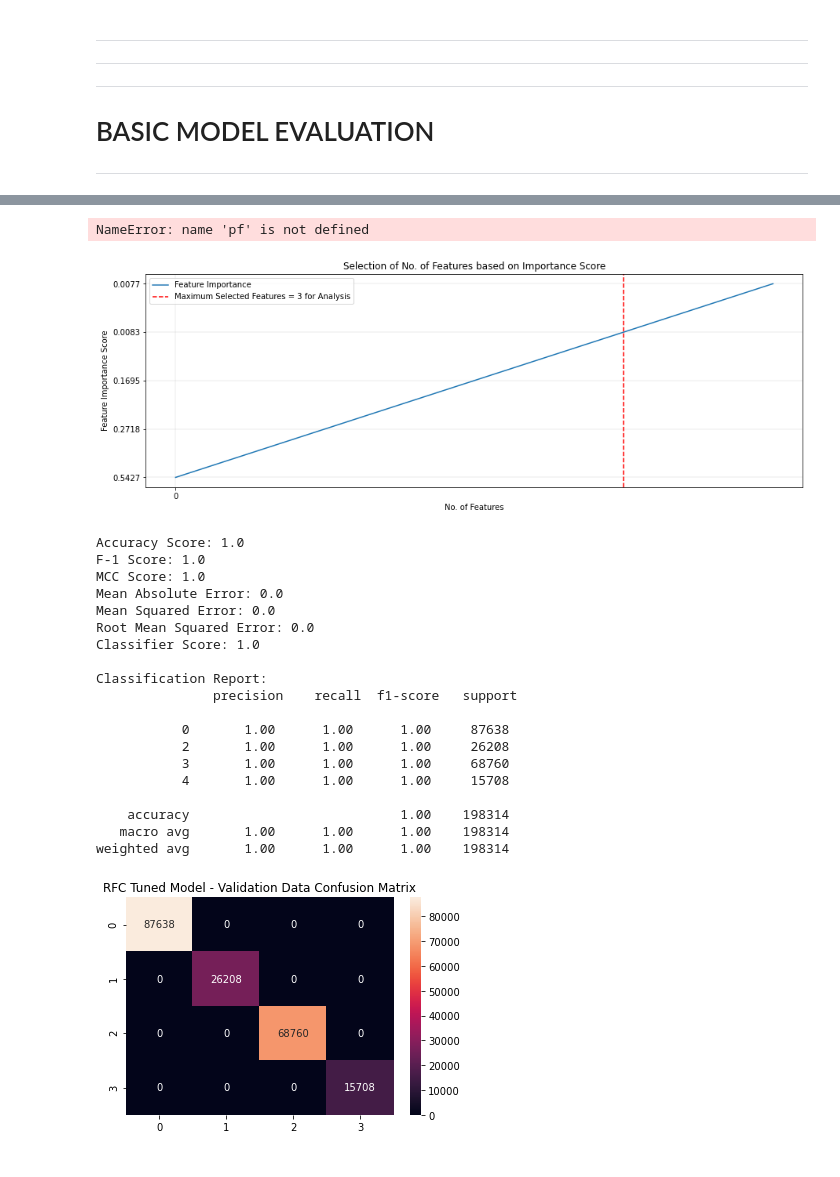
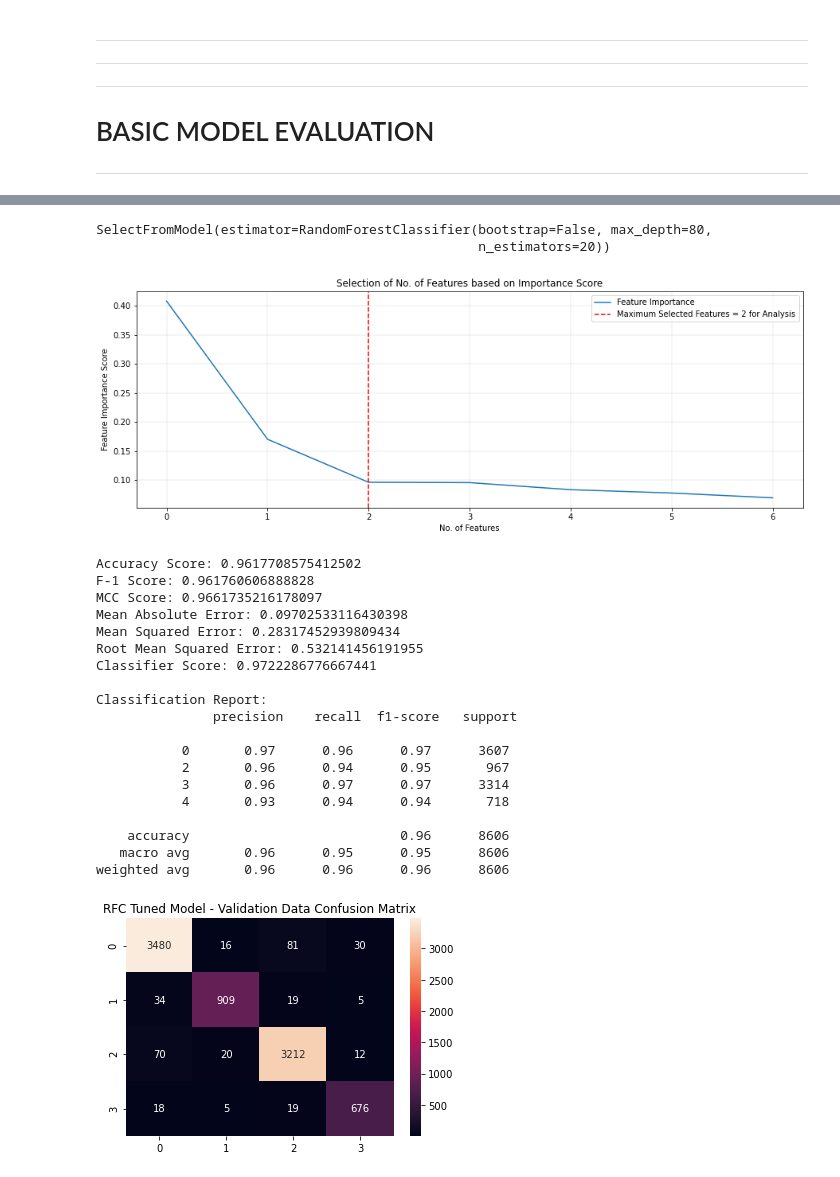
Before and after one commit to DavidLarssonIO/Data-driven-gait-analysis, a Jupyter notebook: main-savya.ipynb, the cells around one changed output, grey strips where cells are left out. Drawn from its saved outputs; the diff is of its cells as text; code cells hidden in the pictures.

Commit message:
Updated Functioning RF Model

```diff
--- a/main-savya.ipynb
+++ b/main-savya.ipynb
@@ -313,8 +313,8 @@ from sklearn.linear_model import LogisticRegression, LogisticRegressionCV
 from sklearn.model_selection import KFold
 from sklearn import metrics
 # %%
-X = main_df[main_df.columns.difference(['Skier','Time (min)', 'Time (sec)', 'Gear'])]
-y = pd.DataFrame(main_df['Gear'])
-X_train, X_test, y_train, y_test = train_test_split(X, y, test_size=0.2, stratify=y)
+X = df_info[df_info.columns.difference(['Skier','Pole', 'Other pole index', 'Gear'])]
+y = (df_info['Gear'])
+X_train, X_test, y_train, y_test = train_test_split(X, y, test_size=0.5, stratify=y)
 print(X_train.shape, X_test.shape, y_train.shape, y_test.shape)
 # %% [output]
@@ -322,30 +326,30 @@ print(X_train.shape, X_test.shape, y_train.shape, y_test.shape)
 # %%
 # Specifiying the range of Number of trees in the random forest
-#n_estimators = [int(x) for x in np.linspace(start = 4, stop = 20, num = 4)]
-n_estimators = [10]
+n_estimators = [int(x) for x in np.linspace(start = 4, stop = 20, num = 4)]
+#n_estimators = [10]
 
 # Specifying the range of Maximum number of levels in tree
-#max_depth = [int(x) for x in np.linspace(start = 10, stop = 100, num = 10)]
-#max_depth.append(None)
+max_depth = [int(x) for x in np.linspace(start = 10, stop = 100, num = 10)]
+max_depth.append(None)
 
 # Specifying the range of Minimum number of samples required to split a node
-#min_samples_split = [2, 4, 6]
-min_samples_split = [4]
+min_samples_split = [2, 4, 6]
+#min_samples_split = [4]
 
 # Specifying the range of Minimum number of samples required at each leaf node
-#min_samples_leaf = [1, 2, 4]
-min_samples_leaf = [2]
+min_samples_leaf = [1, 2, 4]
+#min_samples_leaf = [2]
 
 # Specifying the Method of selecting samples for training each tree
-#bootstrap = [True, False]
-bootstrap = [True]
+bootstrap = [True, False]
+#bootstrap = [True]
 
 # Specifying the Class weight
 #class_weight = ['balanced', 'balanced_subsample']
 
 # Now, we create the random grid that would store all the values as specified above
 random_grid = {'n_estimators': n_estimators,
-               #'max_depth': max_depth,
+               'max_depth': max_depth,
                'min_samples_split': min_samples_split,
                'min_samples_leaf': min_samples_leaf,
                'bootstrap': bootstrap#,
@@ -380,23 +400,19 @@ rfc = RandomForestClassifier()
 # %%
 # Build the Random Forest Classifier model
-rfc = RandomForestClassifier()
+#rfc = RandomForestClassifier()
 
 #best_grid = grid_search.best_estimator_
 
-#rfc = best_grid
+rfc = rf_random.best_estimator_
 
 # Fit the model
 rfc.fit(X_train, y_train)
 
 sel = SelectFromModel(rfc)
 sel.fit(X_train, y_train)
-
-#selected_feat= X_train[(sel.get_support())]
-#print(len(selected_feat))
-#print(sel.get_support())
-#print(np.count_nonzero(sel.get_support()))
 # %% [output]
-NameError: name 'pf' is not defined
+SelectFromModel(estimator=RandomForestClassifier(bootstrap=False, max_depth=80,
+                                                 n_estimators=20))
 # %%
 X_valid = X_test
 y_valid = y_test
@@ -409,14 +425,14 @@ imp_features = int((np.count_nonzero(sel.get_support())))
 
 fig = plt.figure(figsize=(15, 5))
 
-plt.plot(list(imp_score[:,0]), label='Feature Importance')
+plt.plot(list(imp_score[:,0].astype(float)), label='Feature Importance')
 plt.axvline(imp_features, color='r', linestyle='--', label='Maximum Selected Features = {} for Analysis'.format(imp_features))
 plt.xlabel("No. of Features")
 plt.ylabel("Feature Importance Score")
 plt.title("Selection of No. of Features based on Importance Score")
 plt.legend(loc='best')
 plt.grid(True,linewidth=0.25)
-plt.xticks(range(0,X_train.shape[1],20))
+#plt.xticks(range(0,X_train.shape[1],20))
 #plt.gcf()
 #plt.savefig('RFC Feature Selection Plot', bbox_to_anchor='tight')
 plt.show()
@@ -426,8 +442,8 @@ plt.show()
 all_y_pred = rfc.predict(X_valid)
 
 # Build the k-fold cross-validator
-#kfold = KFold(n_splits=5)
-#all_y_pred = cross_val_predict(rfc, X_valid, y_valid, cv=kfold)
+kfold = KFold(n_splits=5)
+all_y_pred = cross_val_predict(rfc, X_valid, y_valid, cv=kfold)
 
 
 results = np.ndarray(shape=(1,11))
@@ -449,46 +465,46 @@ results[0][6] = ((TP*TN)-(FP*FN))/(np.sqrt((TP + FP)*(TP + FN)*(TN + FP)*(TN + F
 results[0][7] = metrics.mean_absolute_error(y_valid, all_y_pred)
 results[0][8] = metrics.mean_squared_error(y_valid, all_y_pred)
 results[0][9] = np.sqrt(metrics.mean_squared_error(y_valid, all_y_pred))
 results[0][10] = rfc.score(X_valid,y_valid)
 
 print('Accuracy Score:', results[0][0])
 print('F-1 Score:', results[0][5])
 print('MCC Score:', results[0][6])
 print('Mean Absolute Error:', metrics.mean_absolute_error(y_valid, all_y_pred))
 print('Mean Squared Error:', metrics.mean_squared_error(y_valid, all_y_pred))
 print('Root Mean Squared Error:', np.sqrt(metrics.mean_squared_error(y_valid, all_y_pred)))
 print('Classifier Score:', rfc.score(X_valid,y_valid))
 
 print('\nClassification Report: \n', metrics.classification_report(y_valid, all_y_pred))
 
 file_prefix = 'RFC Tuned Model - Validation Data '
 
 plt.figure()
 sns.heatmap(CM_arr, annot=True,fmt='0.0f')
 plt.title('{}Confusion Matrix'.format(file_prefix))
 #plt.gcf()
 #plt.savefig('{}_Confusion Matrix'.format(file_prefix), bbox_to_anchor='tight')
 plt.show()
 #plt.close()
 # %% [output]
-[figure, old version]
+[figure, new version]
-Accuracy Score: 1.0
-F-1 Score: 1.0
-MCC Score: 1.0
-Mean Absolute Error: 0.0
-Mean Squared Error: 0.0
-Root Mean Squared Error: 0.0
-Classifier Score: 1.0
+Accuracy Score: 0.9617708575412502
+F-1 Score: 0.961760606888828
+MCC Score: 0.9661735216178097
+Mean Absolute Error: 0.09702533116430398
+Mean Squared Error: 0.28317452939809434
+Root Mean Squared Error: 0.532141456191955
+Classifier Score: 0.9722286776667441
 
 Classification Report:
                precision    recall  f1-score   support
 
-           0       1.00      1.00      1.00     87638
-           2       1.00      1.00      1.00     26208
-           3       1.00      1.00      1.00     68760
-           4       1.00      1.00      1.00     15708
+           0       0.97      0.96      0.97      3607
+           2       0.96      0.94      0.95       967
+           3       0.96      0.97      0.97      3314
+           4       0.93      0.94      0.94       718
 
-    accuracy                           1.00    198314
-   macro avg       1.00      1.00      1.00    198314
-weighted avg       1.00      1.00      1.00    198314
+    accuracy                           0.96      8606
+   macro avg       0.96      0.95      0.95      8606
+weighted avg       0.96      0.96      0.96      8606
-[figure, old version]
+[figure, new version]
```
Also changed, not shown: parts of 8 cells of this notebook.
